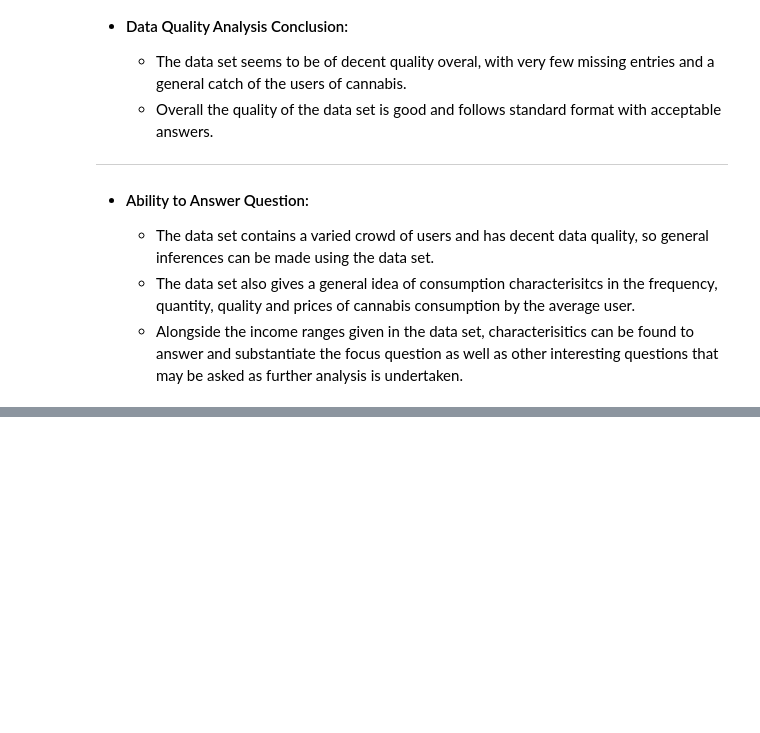
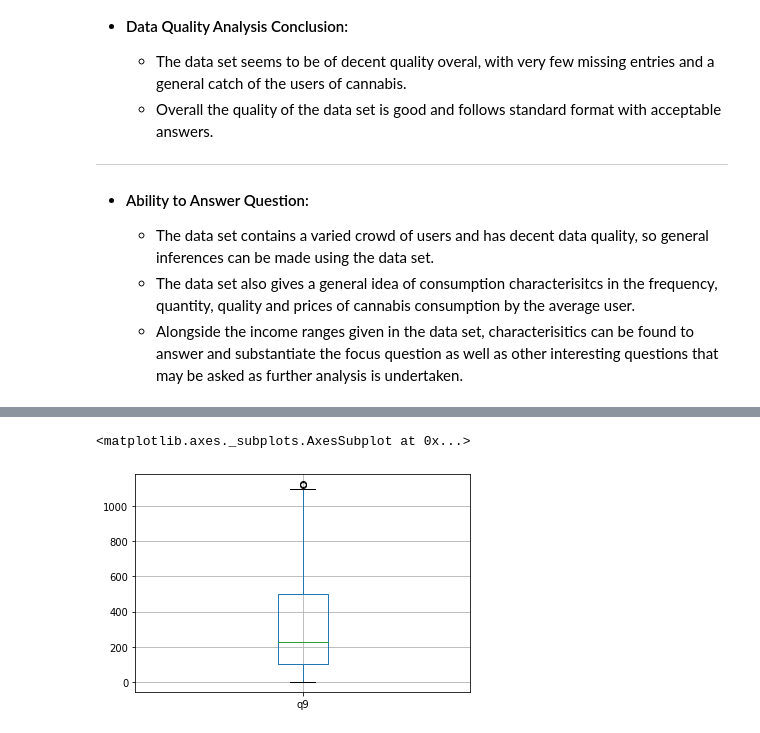
Before and after one commit to Matkicail/DAE-Project, a Jupyter notebook: daeRough.ipynb, the cells around one changed output, grey strips where cells are left out. Drawn from its saved outputs; the diff is of its cells as text; code cells hidden in the pictures; blank space fills up the shorter version.

```diff
--- a/daeRough.ipynb
+++ b/daeRough.ipynb
@@ -166,0 +1034,7 @@ Name: q21, dtype: int64
+# %%
+i = dataset[dataset['q9'] > 1150].index
+dataset = dataset.drop(i)
+dataset.boxplot(column = ['q9'])
+# %% [output]
+<matplotlib.axes._subplots.AxesSubplot at 0x...>
+[figure, added]
```
Also changed, not shown: parts of 50 cells of this notebook.
